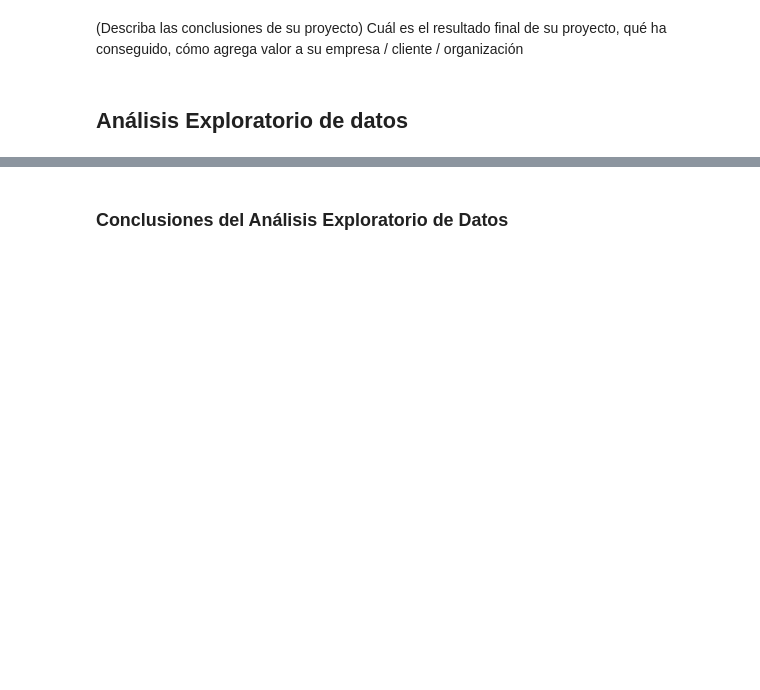
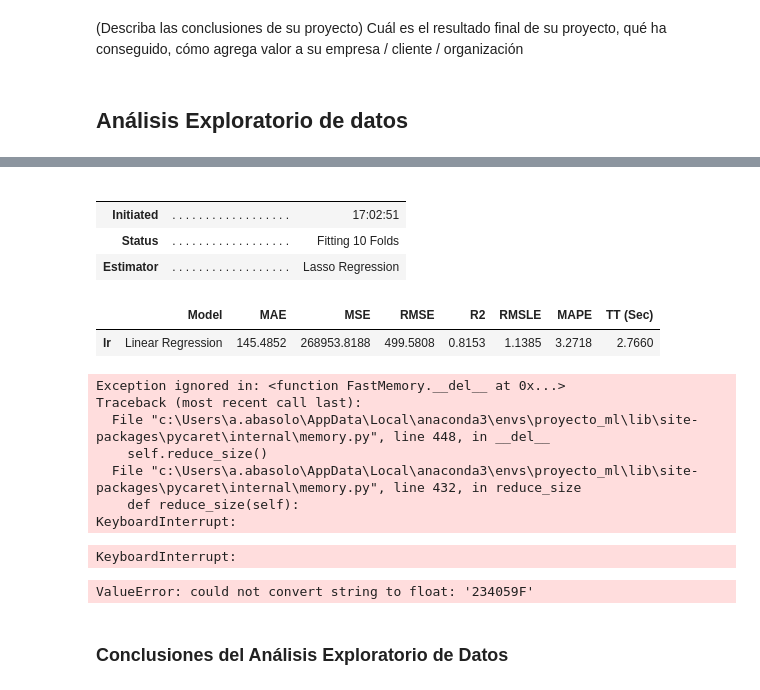
Before and after one commit to alexanderabasolo/curso_machine_learning, a Jupyter notebook: V-Ed_Alexander_Forecast_Ventas.ipynb, the cells around one changed output, grey strips where cells are left out. Saved outputs shown, nothing was run; the diff lists cells and outputs as text; code cells hidden in the pictures; blank space fills up the shorter version.

Commit message:
Mañana sigo

```diff
--- a/V-Ed_Alexander_Forecast_Ventas.ipynb
+++ b/V-Ed_Alexander_Forecast_Ventas.ipynb
@@ -29,2 +115,21 @@ Hola, mundo
+# %%
+# MAÑANA SEGUIMOS EJECUTANDO ESTO
+reg.compare_models()
+# %% [output]
+|  |  |  |
+|  |  |  |
+| Initiated | . . . . . . . . . . . . . . . . . . | 17:02:51 |
+| Status | . . . . . . . . . . . . . . . . . . | Fitting 10 Folds |
+| Estimator | . . . . . . . . . . . . . . . . . . | Lasso Regression |
+|  | Model | MAE | MSE | RMSE | R2 | RMSLE | MAPE | TT (Sec) |
+| lr | Linear Regression | 145.4852 | 268953.8188 | 499.5808 | 0.8153 | 1.1385 | 3.2718 | 2.7660 |
+Exception ignored in: <function FastMemory.__del__ at 0x...>
+Traceback (most recent call last):
+  File "c:\Users\a.abasolo\AppData\Local\anaconda3\envs\proyecto_ml\lib\site-packages\pycaret\internal\memory.py", line 448, in __del__
+    self.reduce_size()
+  File "c:\Users\a.abasolo\AppData\Local\anaconda3\envs\proyecto_ml\lib\site-packages\pycaret\internal\memory.py", line 432, in reduce_size
+    def reduce_size(self):
+KeyboardInterrupt:
+KeyboardInterrupt:
 # %%
 # explorar datos
@@ -30,0 +147,6 @@ Hola, mundo
+# %%
+# Inicializar y entrenar el modelo de regresión lineal
+model = LinearRegression()
+model.fit(X_train, y_train)
+# %% [output]
+ValueError: could not convert string to float: '234059F'
```
Also changed, not shown: parts of 14 cells of this notebook, 2 other files.
